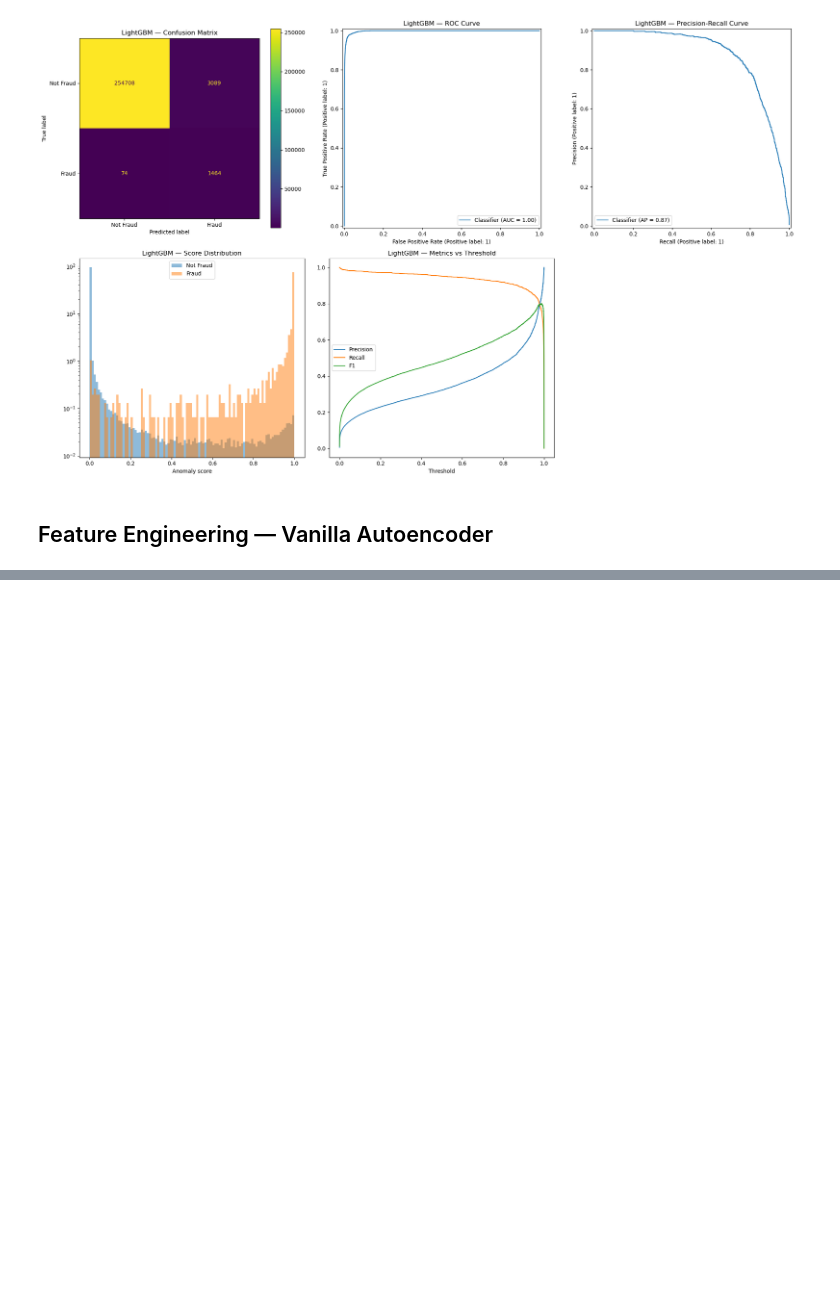
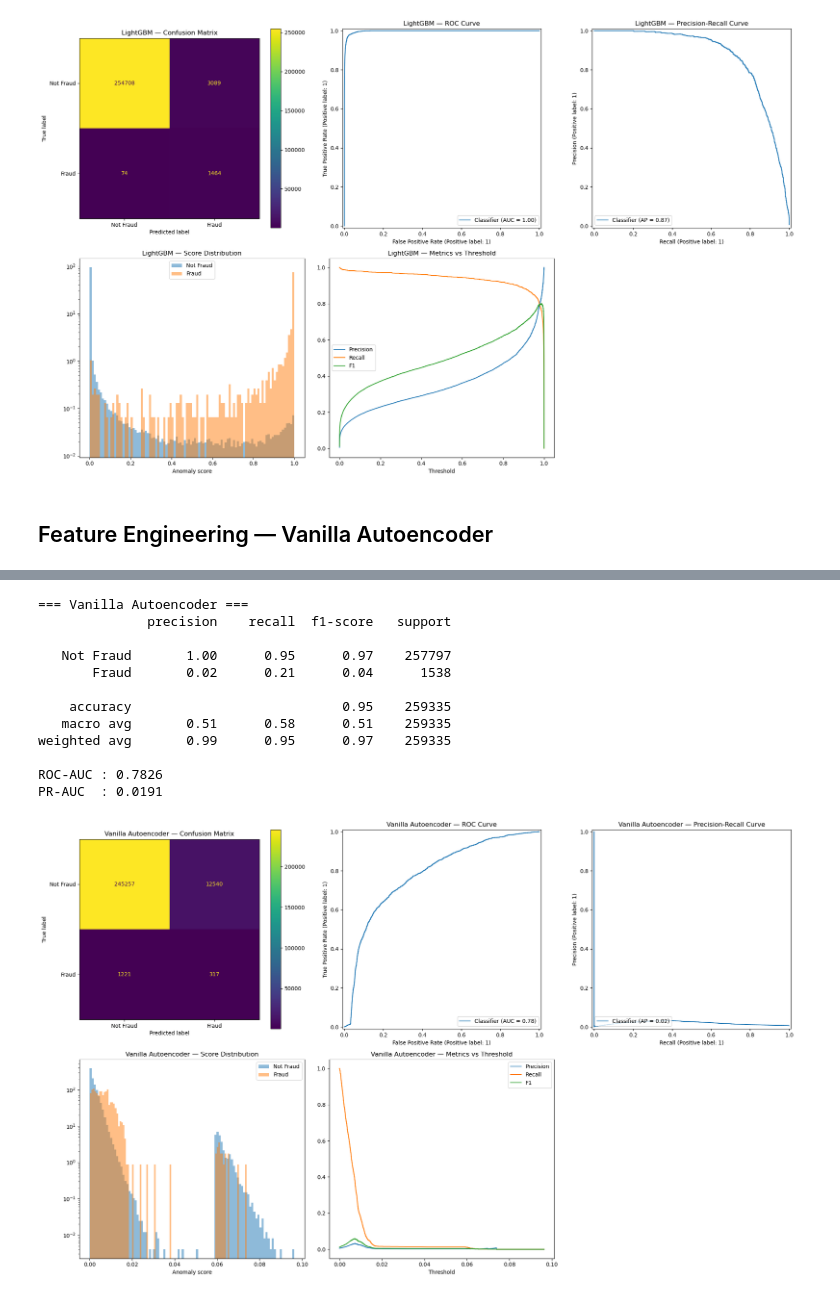
Before and after one commit to giorgiozoccatelli/Fraud-Detection, a Jupyter notebook: creditfraud.ipynb, the cells around one changed output, grey strips where cells are left out. Saved outputs shown, nothing was run; the diff lists cells and outputs as text; code cells hidden in the pictures; blank space fills up the shorter version.

```diff
--- a/creditfraud.ipynb
+++ b/creditfraud.ipynb
@@ -702,0 +759,26 @@ X_val_scaled = preprocessor_ae.transform(X_val_ae)
+# %%
+model.eval()
+with torch.no_grad():
+    X_val_recon   = model(torch.Tensor(X_val_scaled)).numpy()
+    X_train_recon = model(torch.Tensor(X_train_normal_scaled)).numpy()
+
+recon_error_val   = np.mean((X_val_scaled   - X_val_recon)   ** 2, axis=1)
+recon_error_train = np.mean((X_train_normal_scaled - X_train_recon) ** 2, axis=1)
+
+threshold = np.percentile(recon_error_train, 95)
+
+evaluate_model(y_val_ae, recon_error_val, "Vanilla Autoencoder", threshold=threshold)
+# %% [output]
+=== Vanilla Autoencoder ===
+              precision    recall  f1-score   support
+
+   Not Fraud       1.00      0.95      0.97    257797
+       Fraud       0.02      0.21      0.04      1538
+
+    accuracy                           0.95    259335
+   macro avg       0.51      0.58      0.51    259335
+weighted avg       0.99      0.95      0.97    259335
+
+ROC-AUC : 0.7826
+PR-AUC  : 0.0191
+[figure, added]
```
Also changed, not shown: parts of 3 cells of this notebook.
